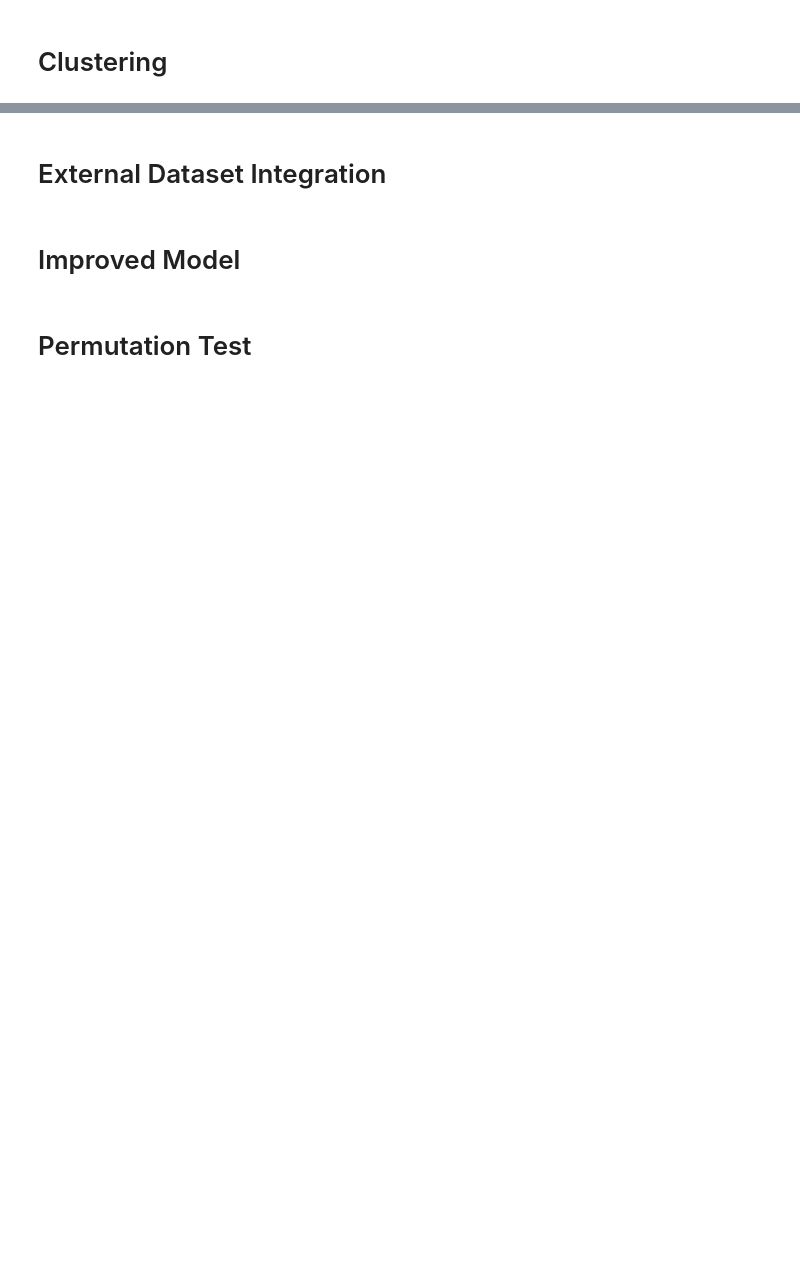
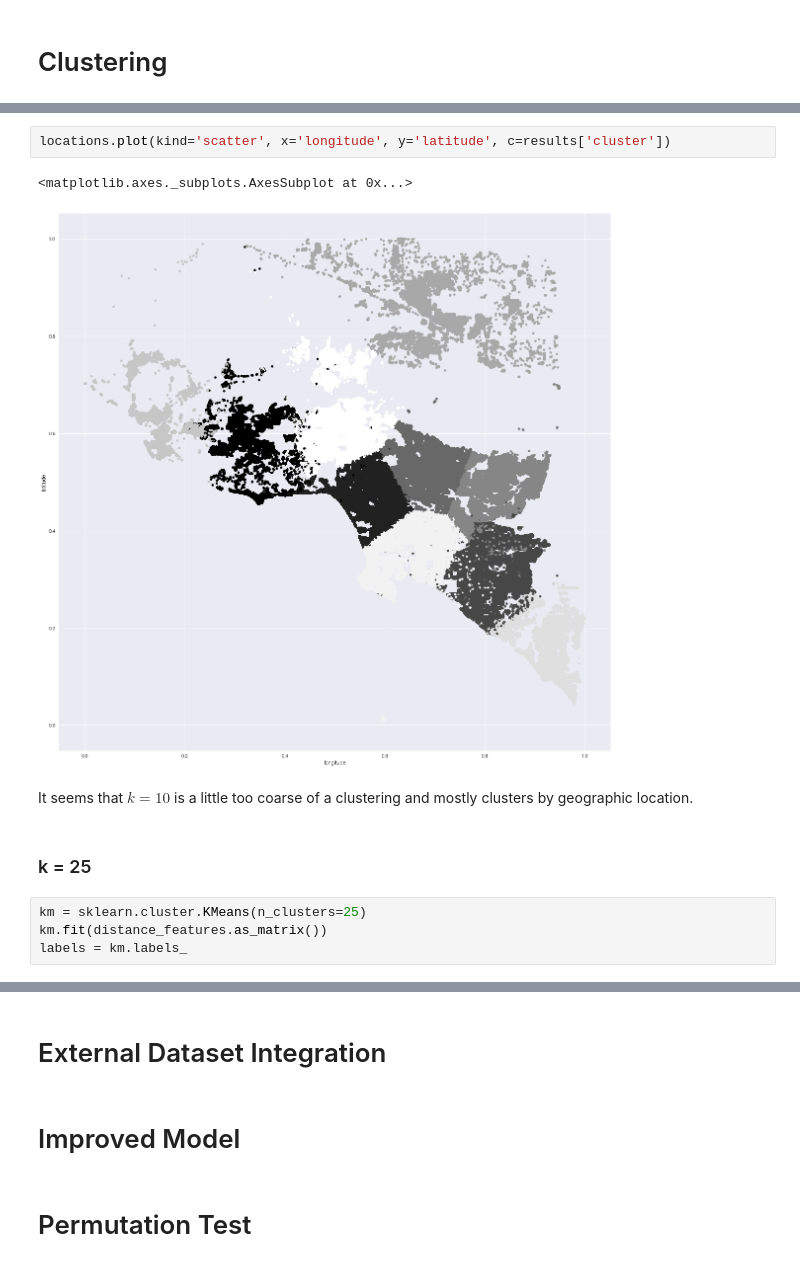
Before and after one commit to moduIo/Data-Science, a Jupyter notebook: HW3/HW3.ipynb, the cells around one changed output, grey strips where cells are left out. Drawn from its saved outputs; the diff is of its cells as text; blank space fills up the shorter version.

```diff
--- a/HW3/HW3.ipynb
+++ b/HW3/HW3.ipynb
@@ -405,0 +411,13 @@ Unfortunately the dataset is far too large to plot fully, so we will have to hav
+# %%
+locations.plot(kind='scatter', x='longitude', y='latitude', c=results['cluster'])
+# %% [output]
+<matplotlib.axes._subplots.AxesSubplot at 0x...>
+[figure, added]
+# %% [markdown]
+It seems that $k=10$ is a little too coarse of a clustering and mostly clusters by geographic location.
+# %% [markdown]
+### k = 25
+# %%
+km = sklearn.cluster.KMeans(n_clusters=25)
+km.fit(distance_features.as_matrix())
+labels = km.labels_
```
Also changed, not shown: parts of 43 cells of this notebook.
